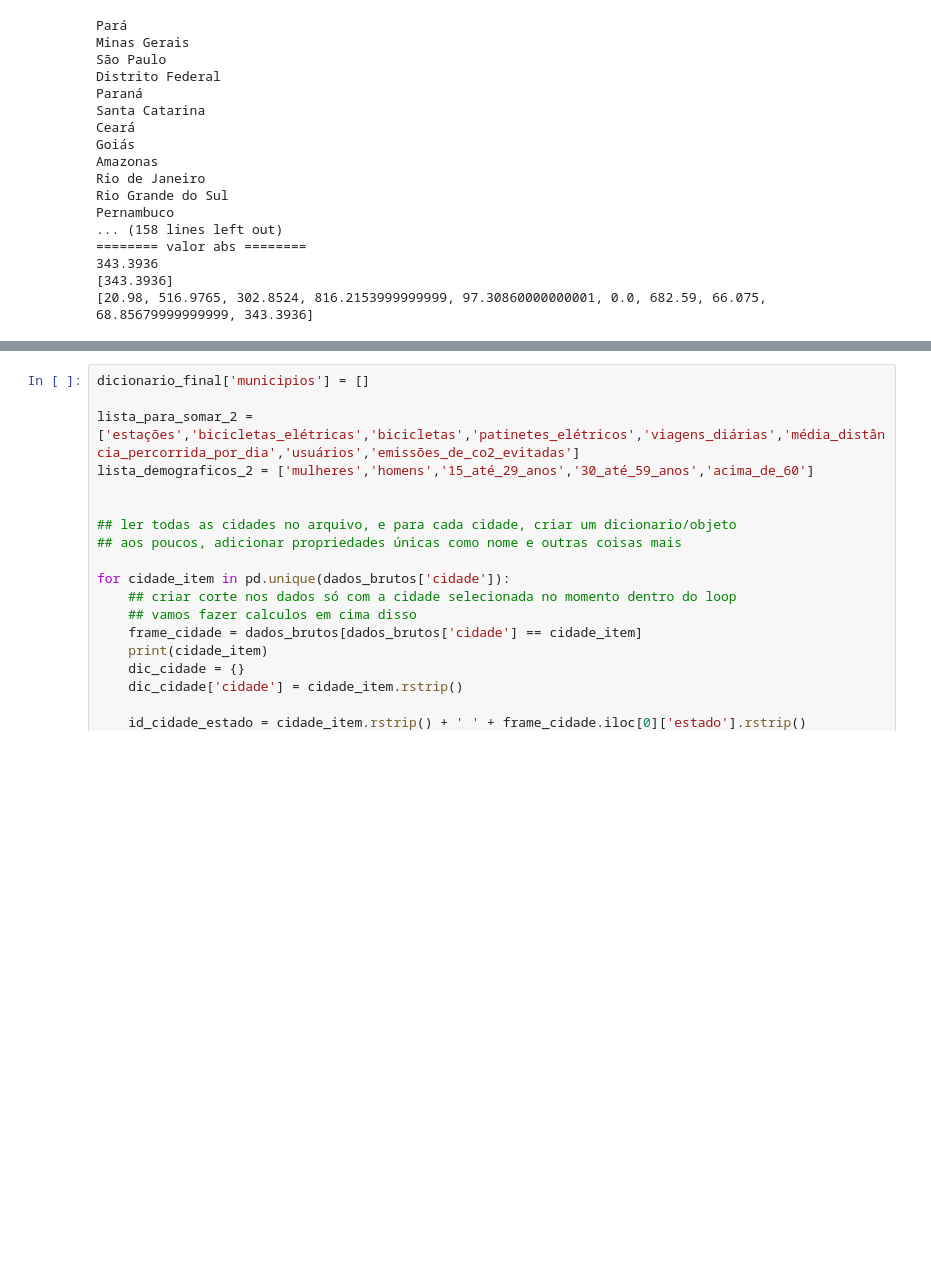
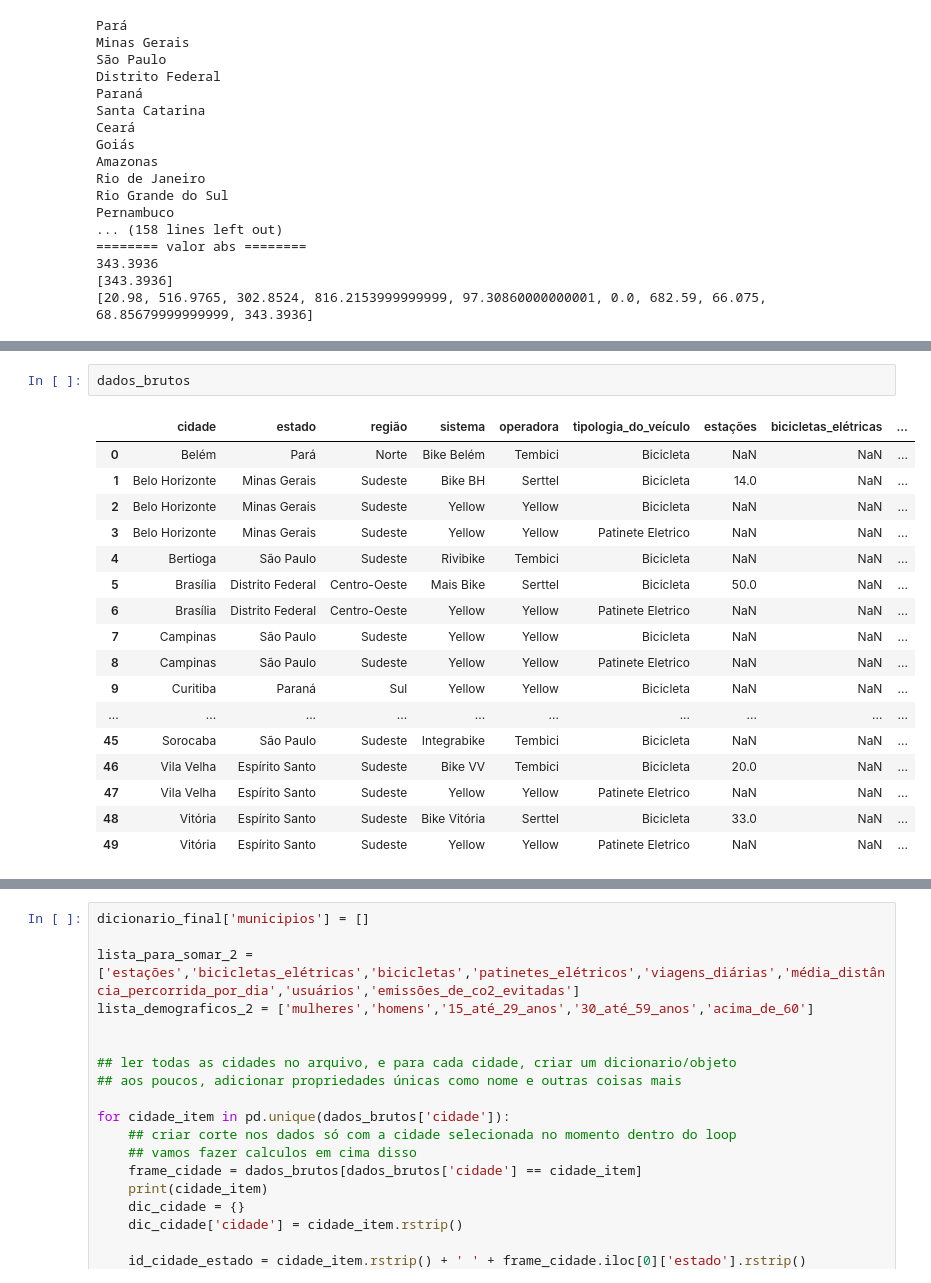
Before and after one commit to pessoaflavio/labmob, a Jupyter notebook: data/data_cleaning_v3.ipynb, the cells around one changed output, grey strips where cells are left out. Saved outputs shown, nothing was run; the diff lists cells and outputs as text; blank space fills up the shorter version.

```diff
--- a/data/data_cleaning_v3.ipynb
+++ b/data/data_cleaning_v3.ipynb
@@ -260,3 +261,23 @@ def getPorcentagens(frame,dici):
                 dici[col_por] = valor_absoluto
 
     return dici[col_por]
+# %%
+dados_brutos
+# %% [output]
+|  | cidade | estado | região | sistema | operadora | tipologia_do_veículo | estações | bicicletas_elétricas | ... |
+| 0 | Belém | Pará | Norte | Bike Belém | Tembici | Bicicleta | NaN | NaN | ... |
+| 1 | Belo Horizonte | Minas Gerais | Sudeste | Bike BH | Serttel | Bicicleta | 14.0 | NaN | ... |
+| 2 | Belo Horizonte | Minas Gerais | Sudeste | Yellow | Yellow | Bicicleta | NaN | NaN | ... |
+| 3 | Belo Horizonte | Minas Gerais | Sudeste | Yellow | Yellow | Patinete Eletrico | NaN | NaN | ... |
+| 4 | Bertioga | São Paulo | Sudeste | Rivibike | Tembici | Bicicleta | NaN | NaN | ... |
+| 5 | Brasília | Distrito Federal | Centro-Oeste | Mais Bike | Serttel | Bicicleta | 50.0 | NaN | ... |
+| 6 | Brasília | Distrito Federal | Centro-Oeste | Yellow | Yellow | Patinete Eletrico | NaN | NaN | ... |
+| 7 | Campinas | São Paulo | Sudeste | Yellow | Yellow | Bicicleta | NaN | NaN | ... |
+| 8 | Campinas | São Paulo | Sudeste | Yellow | Yellow | Patinete Eletrico | NaN | NaN | ... |
+| 9 | Curitiba | Paraná | Sul | Yellow | Yellow | Bicicleta | NaN | NaN | ... |
+| ... | ... | ... | ... | ... | ... | ... | ... | ... | ... |
+| 45 | Sorocaba | São Paulo | Sudeste | Integrabike | Tembici | Bicicleta | NaN | NaN | ... |
+| 46 | Vila Velha | Espírito Santo | Sudeste | Bike VV | Tembici | Bicicleta | 20.0 | NaN | ... |
+| 47 | Vila Velha | Espírito Santo | Sudeste | Yellow | Yellow | Patinete Eletrico | NaN | NaN | ... |
+| 48 | Vitória | Espírito Santo | Sudeste | Bike Vitória | Serttel | Bicicleta | 33.0 | NaN | ... |
+| 49 | Vitória | Espírito Santo | Sudeste | Yellow | Yellow | Patinete Eletrico | NaN | NaN | ... |
```
Also changed, not shown: parts of 6 cells of this notebook, 2 other files.
